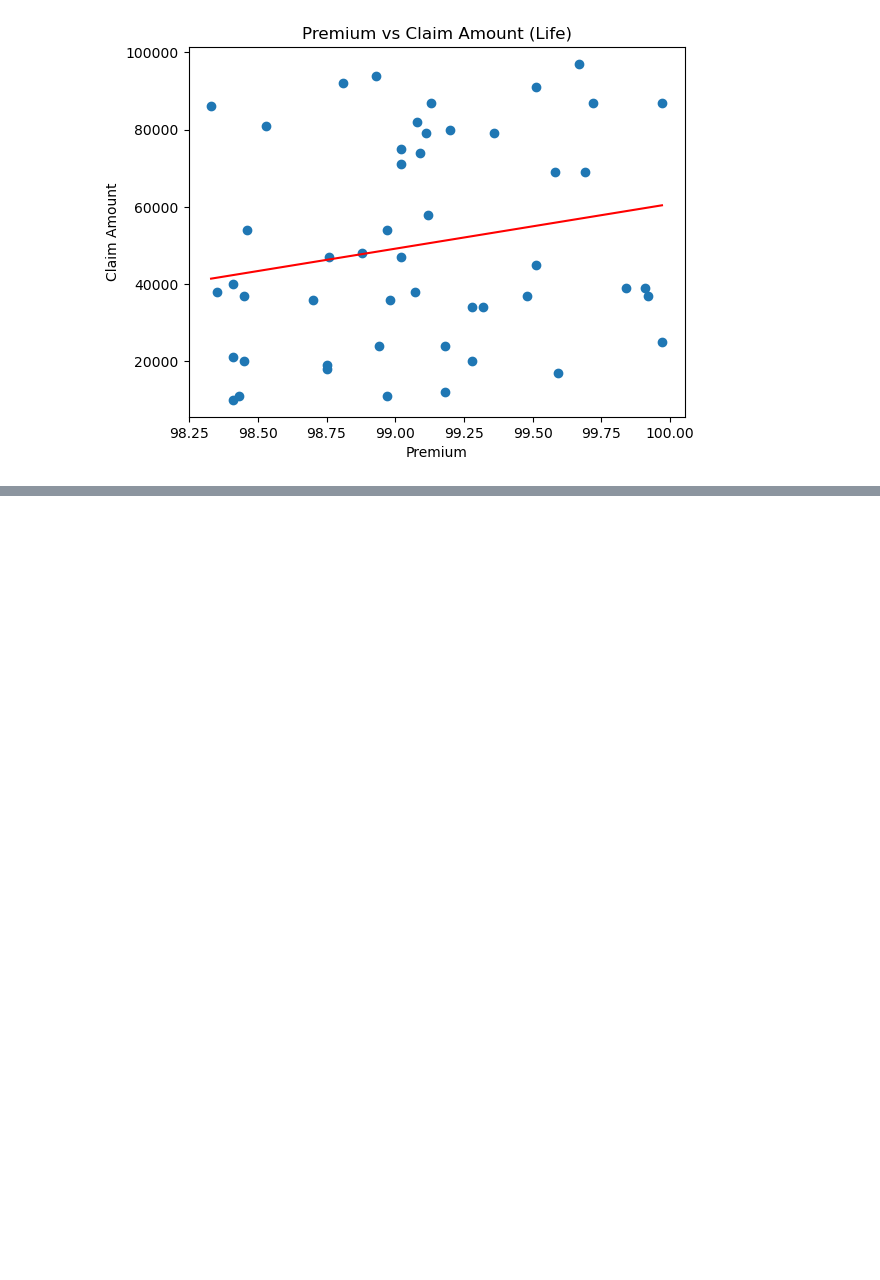
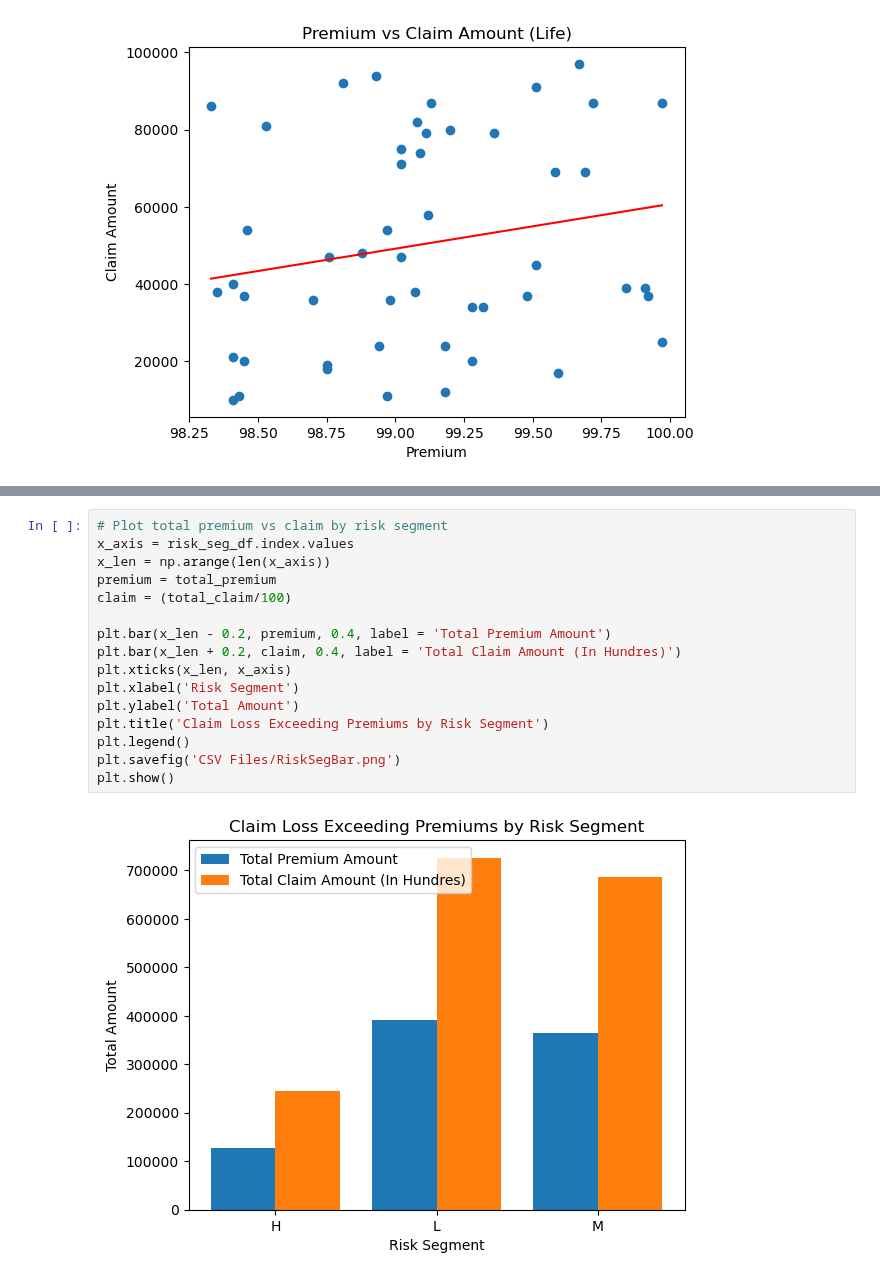
Before and after one commit to JustinS25/Insurance-Claim-Detection, a Jupyter notebook: Code/insurance_claim_valuecounts.ipynb, the cells around one changed output, grey strips where cells are left out. Drawn from its saved outputs; the diff is of its cells as text; blank space fills up the shorter version.

```diff
--- a/Code/insurance_claim_valuecounts.ipynb
+++ b/Code/insurance_claim_valuecounts.ipynb
@@ -549,0 +582,18 @@ The correlation between premium and the claim amount for life insurance is 0.2.
+# %%
+# Plot total premium vs claim by risk segment
+x_axis = risk_seg_df.index.values
+x_len = np.arange(len(x_axis))
+premium = total_premium
+claim = (total_claim/100)
+
+plt.bar(x_len - 0.2, premium, 0.4, label = 'Total Premium Amount')
+plt.bar(x_len + 0.2, claim, 0.4, label = 'Total Claim Amount (In Hundres)')
+plt.xticks(x_len, x_axis)
+plt.xlabel('Risk Segment')
+plt.ylabel('Total Amount')
+plt.title('Claim Loss Exceeding Premiums by Risk Segment')
+plt.legend()
+plt.savefig('CSV Files/RiskSegBar.png')
+plt.show()
+# %% [output]
+[figure, added]
```
Also changed, not shown: parts of 8 cells of this notebook, 5 other files.
